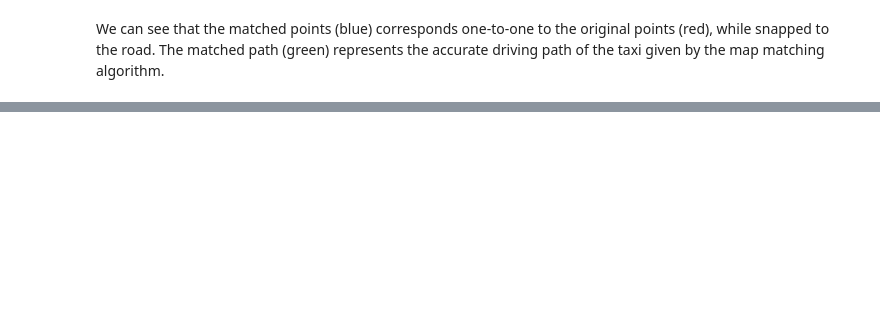
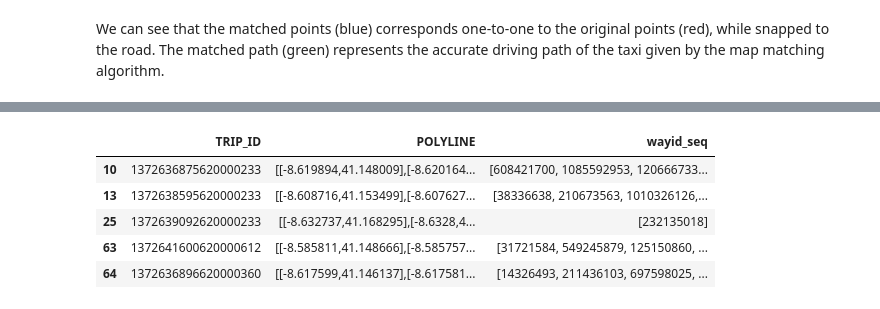
Before and after one commit to chengzwk/Porto-taxi, a Jupyter notebook: map_matching.ipynb, the cells around one changed output, grey strips where cells are left out. Saved outputs shown, nothing was run; the diff lists cells and outputs as text; code cells hidden in the pictures; blank space fills up the shorter version.

```diff
--- a/map_matching.ipynb
+++ b/map_matching.ipynb
@@ -122,12 +136,13 @@ matched_path = [[lat, lon] for lon, lat in matched_path]
 
 # Get sequence of way ID
 edges = response_text['edges']
-way_id_seq = [e['way_id'] for e in edges]
+seq = [e['way_id'] for e in edges]
 
 # Remove only consecutive duplicates in the way ID sequence
 # Because when the taxi is on the same road, we only count the way ID once
-way_id_seq = pd.Series(way_id_seq)
-way_id_seq = way_id_seq.loc[way_id_seq.shift() != way_id_seq]
+seq = pd.Series(seq)
+seq = seq.loc[seq.shift() != seq]
+seq = seq.tolist()
 # %% [markdown]
 ### Visualizion
 Let's visualize the map-matching result. The original GPS trace is plot in red line and markers, the matched GPS trace in blue, and the matched path in green.
@@ -181,0 +204,8 @@ We can see that the matched points (blue) corresponds one-to-one to the original
+# %%
+import pandas as pd
+import numpy as np
+import json
+import requests
+
+# Read clean data file
+df = pd.read_pickle('clean_data.pkl')
@@ -181,0 +359,24 @@ We can see that the matched points (blue) corresponds one-to-one to the original
+# %%
+def get_wayid_seq(coords_str):
+    """
+    From the original POLYLINE data, make a request to Meili, get the sequence of way ID from the response.
+
+    Args:
+        coords_str (str): original POLYLINE data of the GPS trace
+
+    Returns:
+        list: sequence of way ID, list of int
+    """
+    meili_request_body_str = gen_request_data(coords_str)
+
+    try:
+        response_text = get_meili_response(meili_request_body_str)
+    except Exception as e:
+        print("Error: {}".format(e))  # Print the error
+        response_text = None
+
+    seq = wayid_seq(response_text)
+
+    return seq
+# %%
+df['wayid_seq'] = df['POLYLINE'].apply(get_wayid_seq)
@@ -181,0 +386,9 @@ We can see that the matched points (blue) corresponds one-to-one to the original
+# %%
+df.head()
+# %% [output]
+|  | TRIP_ID | POLYLINE | wayid_seq |
+| 10 | 1372636875620000233 | [[-8.619894,41.148009],[-8.620164... | [608421700, 1085592953, 120666733... |
+| 13 | 1372638595620000233 | [[-8.608716,41.153499],[-8.607627... | [38336638, 210673563, 1010326126,... |
+| 25 | 1372639092620000233 | [[-8.632737,41.168295],[-8.6328,4... | [232135018] |
+| 63 | 1372641600620000612 | [[-8.585811,41.148666],[-8.585757... | [31721584, 549245879, 125150860, ... |
+| 64 | 1372636896620000360 | [[-8.617599,41.146137],[-8.617581... | [14326493, 211436103, 697598025, ... |
```
Also changed, not shown: parts of 10 cells of this notebook, 1 other file.
